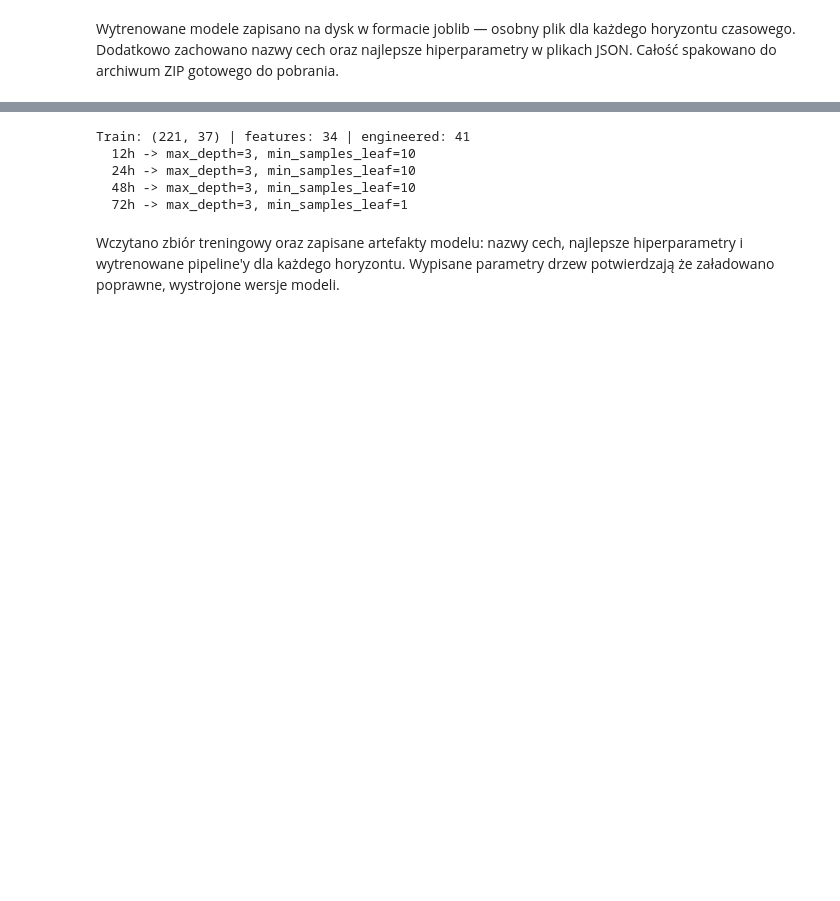
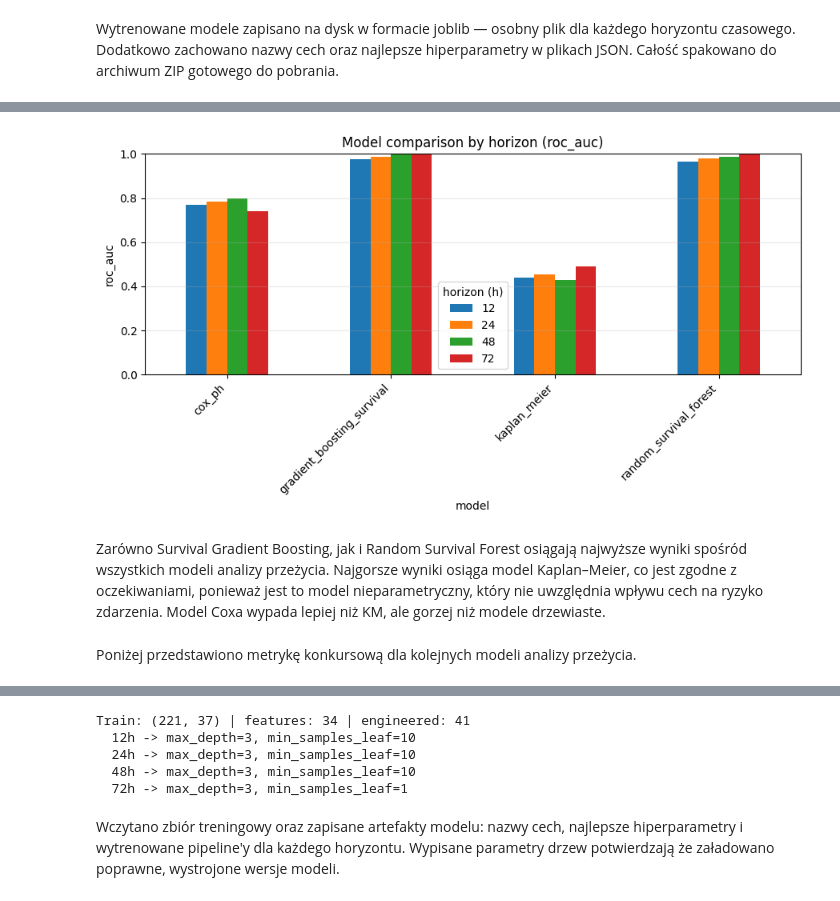
Before and after one commit to FilipLangiewicz/WiDS2026WildfireSurvival, a Jupyter notebook: main.ipynb, the cells around one changed output, grey strips where cells are left out. Saved outputs shown, nothing was run; the diff lists cells and outputs as text; code cells hidden in the pictures; blank space fills up the shorter version.

```diff
--- a/main.ipynb
+++ b/main.ipynb
@@ -462,11 +519,12 @@ Cechy wyższego rzędu nie poprawiają wyników żadnego z modeli liniowych —
 Hybrid Score jest niemal identyczny w obu wariantach. Hipoteza H3 nie
 została potwierdzona.
 # %%
-best_per_h = tuned_best[best_name]
+best_per_h = cls_tuned_best[best_name]
 fitted = ev.fit_horizon_models(lambda h: clone(best_per_h[h]), prep, train, features)
 sub = ev.make_submission(fitted, test[features], test['event_id'])
 save_table(sub, 'submission.csv')
-print('best model:', best_name); print(sub.head())
+print('best model:', best_name)
+print(sub.head())
 # %% [output]
 best model: decision_tree
    event_id  prob_12h  prob_24h  prob_48h  prob_72h
@@ -517,0 +582,6 @@ do pobrania.
+# %%
+N_SPLITS = 5
+FAST = False
+
+survival_models = M.get_survival_models(fast=FAST)
+print('survival models:', list(survival_models))
@@ -517,0 +592,4 @@ do pobrania.
+# %%
+survival_summary, survival_oof = ev.evaluate_survival_models(survival_models, prep, train, features, n_splits=N_SPLITS)
+save_table(survival_summary, 'cv_survival_summary.csv')
+survival_summary.pivot(index="model", columns="horizon_h", values="roc_auc").round(3)
@@ -517,0 +603,10 @@ do pobrania.
+# %%
+fig = ev.plot_model_comparison(survival_summary, "roc_auc")
+save_figure(fig, "survival/model_comparison_rocauc.png")
+plt.show()
+# %% [output]
+[figure, added]
+# %% [markdown]
+Zarówno Survival Gradient Boosting, jak i Random Survival Forest osiągają najwyższe wyniki spośród wszystkich modeli analizy przeżycia. Najgorsze wyniki osiąga model Kaplan–Meier, co jest zgodne z oczekiwaniami, ponieważ jest to model nieparametryczny, który nie uwzględnia wpływu cech na ryzyko zdarzenia. Model Coxa wypada lepiej niż KM, ale gorzej niż modele drzewiaste.
+# %% [markdown]
+Poniżej przedstawiono metrykę konkursową dla kolejnych modeli analizy przeżycia.
```
Also changed, not shown: parts of 56 cells of this notebook, 6 other files.
